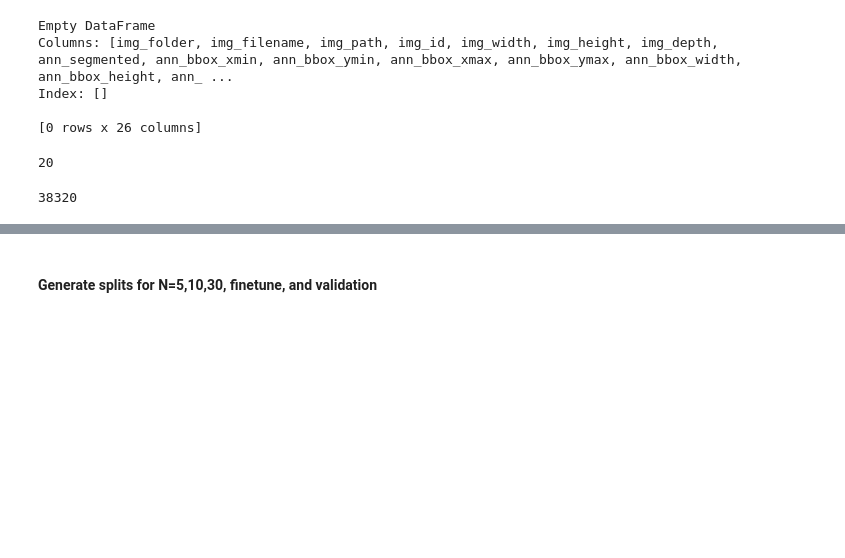
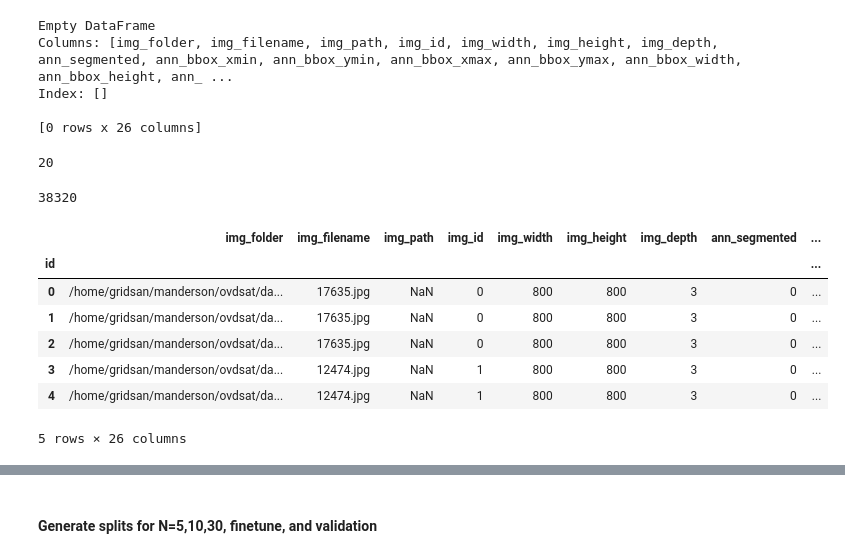
Before and after one commit to madelineloui/ovdsat, a Jupyter notebook: data/voc2coco.ipynb, the cells around one changed output, grey strips where cells are left out. Cells and saved outputs as stored; diff of their text form; code cells hidden in the pictures; blank space fills up the shorter version.

```diff
--- a/data/voc2coco.ipynb
+++ b/data/voc2coco.ipynb
@@ -58,3 +59,15 @@ print(mydataset.df['cat_id'].nunique())
 print(len(mydataset.df))
 # %% [output]
 38320
+# %%
+df = mydataset.df
+df.head()
+# %% [output]
+|  | img_folder | img_filename | img_path | img_id | img_width | img_height | img_depth | ann_segmented | ... |
+| id |  |  |  |  |  |  |  |  | ... |
+| 0 | /home/gridsan/manderson/ovdsat/da... | 17635.jpg | NaN | 0 | 800 | 800 | 3 | 0 | ... |
+| 1 | /home/gridsan/manderson/ovdsat/da... | 17635.jpg | NaN | 0 | 800 | 800 | 3 | 0 | ... |
+| 2 | /home/gridsan/manderson/ovdsat/da... | 17635.jpg | NaN | 0 | 800 | 800 | 3 | 0 | ... |
+| 3 | /home/gridsan/manderson/ovdsat/da... | 12474.jpg | NaN | 1 | 800 | 800 | 3 | 0 | ... |
+| 4 | /home/gridsan/manderson/ovdsat/da... | 12474.jpg | NaN | 1 | 800 | 800 | 3 | 0 | ... |
+5 rows × 26 columns
```
Also changed, not shown: parts of 10 cells of this notebook, 1 other file.
